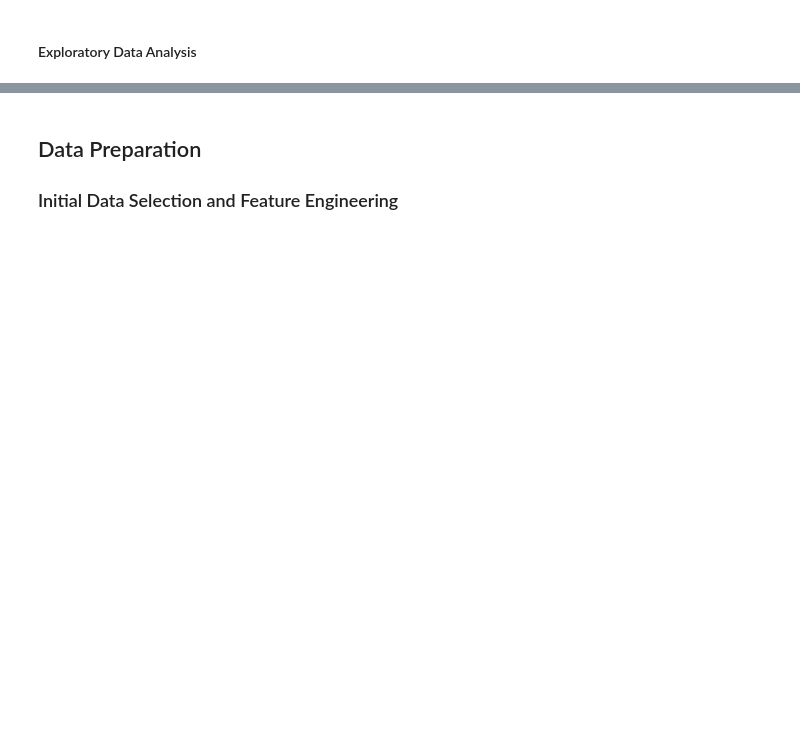
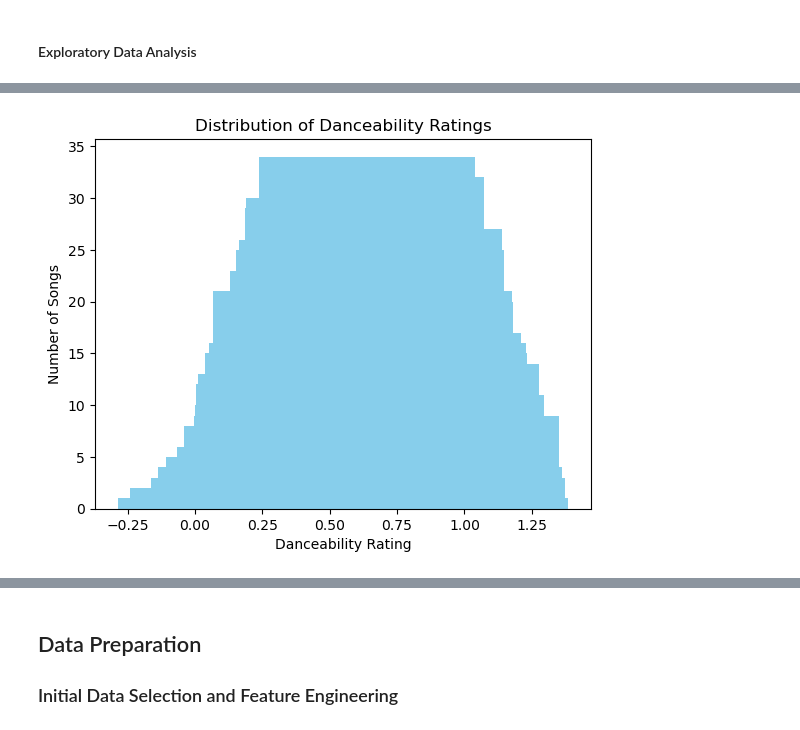
Before and after one commit to marhas109/MH_DS_Capstone_Project_2, a Jupyter notebook: MH_DS_Capstone_Proj2.ipynb, the cells around one changed output, grey strips where cells are left out. Drawn from its saved outputs; the diff is of its cells as text; code cells hidden in the pictures; blank space fills up the shorter version.

```diff
--- a/MH_DS_Capstone_Proj2.ipynb
+++ b/MH_DS_Capstone_Proj2.ipynb
@@ -80,0 +122,12 @@ plt.xlabel('')
+# %%
+danceability_dist = df_cleaned_genre['danceability'].value_counts()
+df_danceability_dist = pd.DataFrame(danceability_dist)
+df_danceability_dist = df_danceability_dist.reset_index()
+
+plt.bar(df_danceability_dist['danceability'], df_danceability_dist['count'], color='skyblue')
+plt.xlabel('Danceability Rating')
+plt.ylabel('Number of Songs')
+plt.title('Distribution of Danceability Ratings')
+plt.show()
+# %% [output]
+[figure, added]
```
Also changed, not shown: parts of 90 cells of this notebook.
